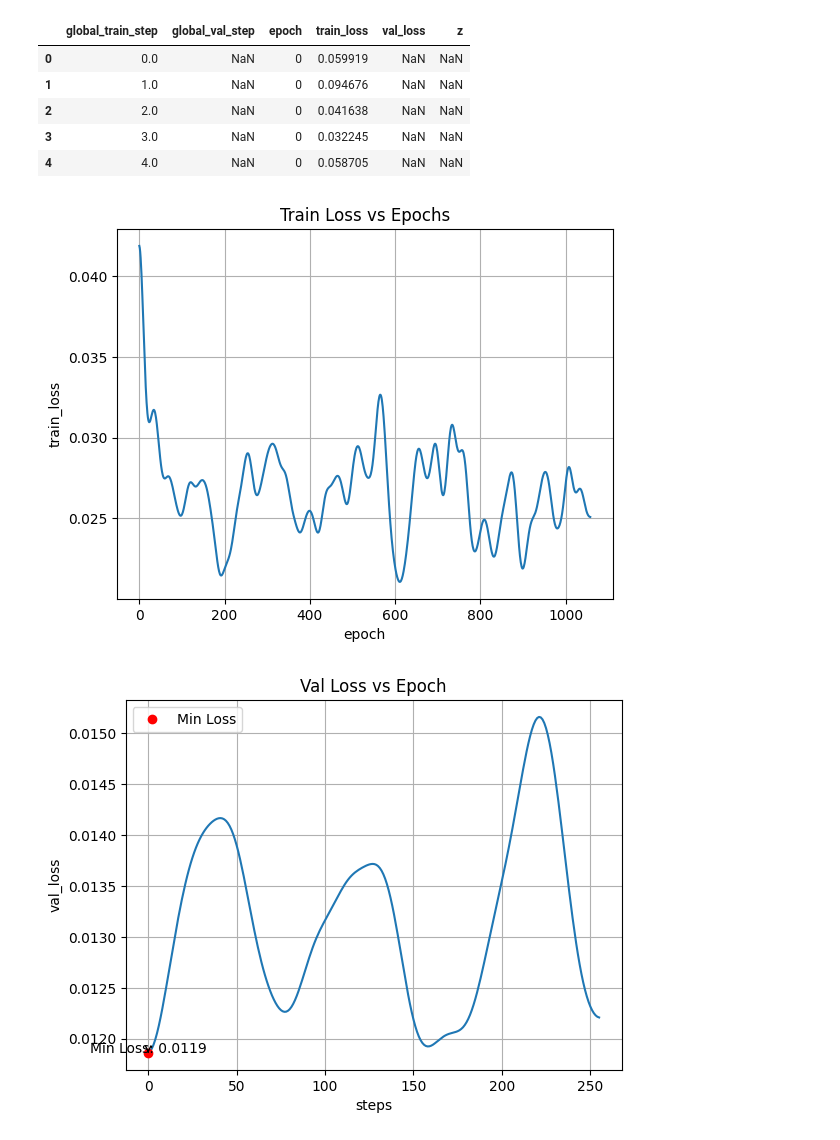
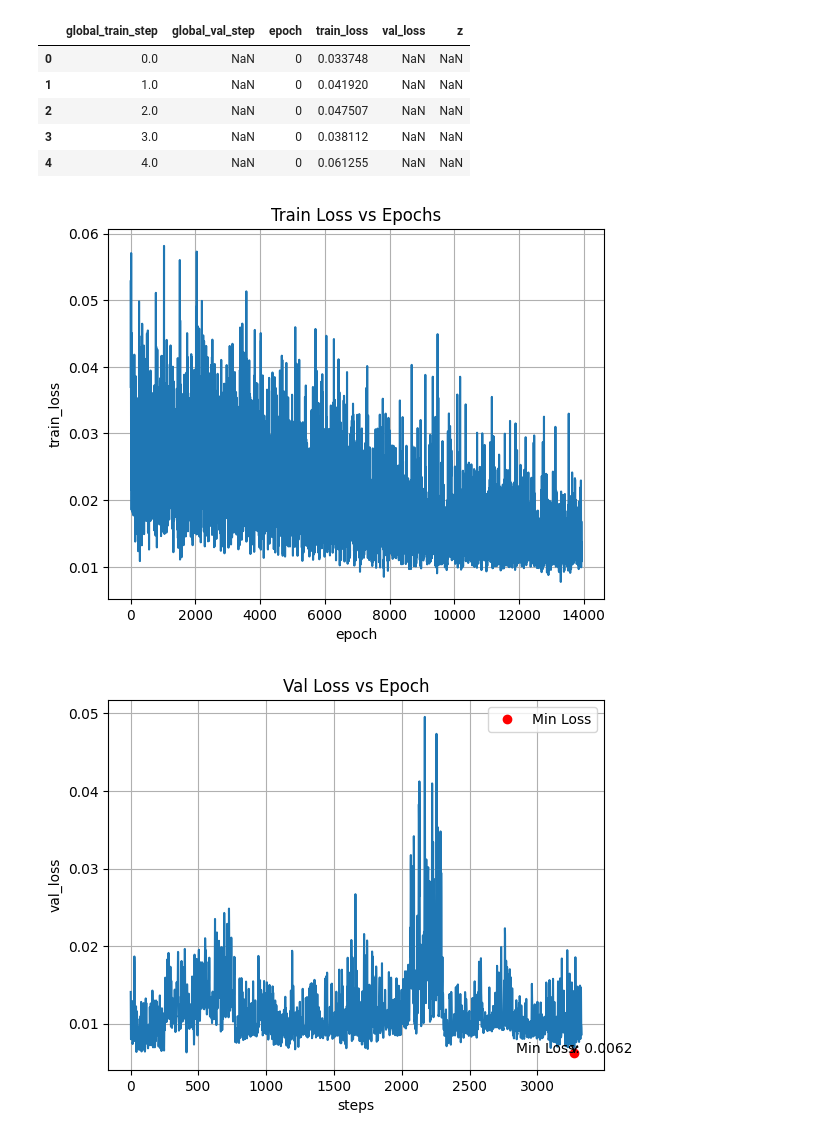
Before and after one commit to UNITES-Lab/sparse-cafm, a Jupyter notebook: eval/_figures.ipynb, the cells around one changed output. Drawn from its saved outputs; the diff is of its cells as text; code cells hidden in the pictures.

Commit message:
swinir -> sigmoid

```diff
--- a/eval/_figures.ipynb
+++ b/eval/_figures.ipynb
@@ -2,36 +2,36 @@
 import pandas as pd
 from matplotlib import pyplot as plt
 
-fp = "/playpen/mufan/levi/tianlong-chen-lab/material-super-resolution/__exps__/y-task-formulations/6. p(y | y_sparse)/6a. train-runs/2025-01-26_14-32-37_unet_sigmoid_128x128_new_ds_no_logger_renorm/results.csv"
+fp = "/playpen/mufan/levi/tianlong-chen-lab/material-super-resolution/__exps__/y-task-formulations/6. p(y | y_sparse)/6a. train-runs/2025-01-26_14-27-12_unet_sigmoid_128x128_new_ds/results.csv"
 df = pd.read_csv(fp)
 df.head()
 # %% [output]
 |  | global_train_step | global_val_step | epoch | train_loss | val_loss | z |
-| 0 | 0.0 | NaN | 0 | 0.059919 | NaN | NaN |
-| 1 | 1.0 | NaN | 0 | 0.094676 | NaN | NaN |
-| 2 | 2.0 | NaN | 0 | 0.041638 | NaN | NaN |
-| 3 | 3.0 | NaN | 0 | 0.032245 | NaN | NaN |
-| 4 | 4.0 | NaN | 0 | 0.058705 | NaN | NaN |
+| 0 | 0.0 | NaN | 0 | 0.033748 | NaN | NaN |
+| 1 | 1.0 | NaN | 0 | 0.041920 | NaN | NaN |
+| 2 | 2.0 | NaN | 0 | 0.047507 | NaN | NaN |
+| 3 | 3.0 | NaN | 0 | 0.038112 | NaN | NaN |
+| 4 | 4.0 | NaN | 0 | 0.061255 | NaN | NaN |
 # %%
 from matplotlib import pyplot as plt
 from scipy.ndimage import gaussian_filter1d
 
-SIGMA = 10
+SIGMA = 1
 
 _df = df[df["global_train_step"].notna()]
 train_steps = _df["global_train_step"]
 train_losses = _df["train_loss"]
 train_losses_smoothed = gaussian_filter1d(train_losses, sigma=SIGMA)
 
 # plt.plot(train_steps, train_losses)
 plt.plot(train_steps, train_losses_smoothed)
 plt.xlabel("epoch")
 plt.ylabel("train_loss")
 plt.title("Train Loss vs Epochs")
 plt.grid()
 plt.show()
 # %% [output]
-[figure, old version]
+[figure, new version]
 # %%
 import numpy as np
 import matplotlib.pyplot as plt
@@ -69,7 +69,7 @@ plt.annotate(f'Min Loss: {lowest_val_loss:.4f}',
 plt.legend()
 plt.show()
 # %% [output]
-[figure, old version]
+[figure, new version]
 # %%
 import numpy as np
 
```
Also changed, not shown: parts of 1 cell of this notebook, 7 other files.
